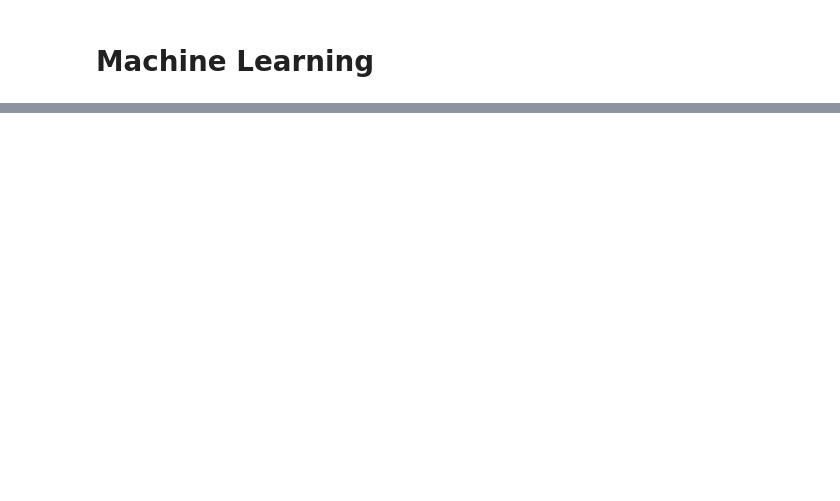
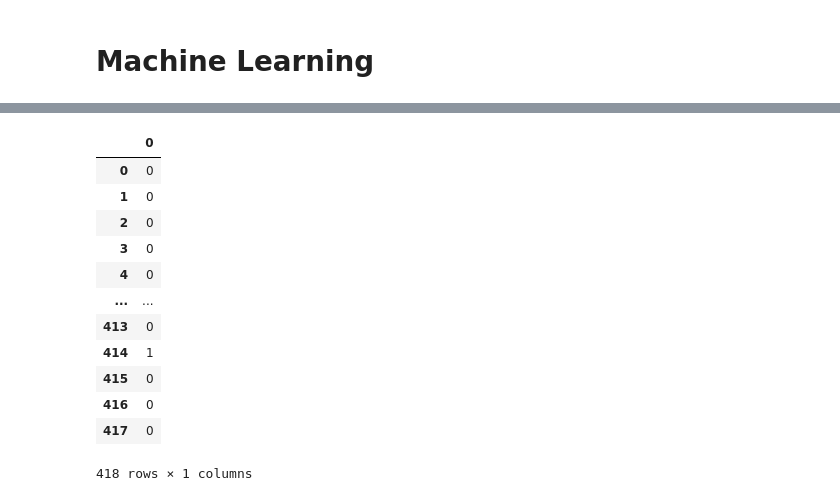
Before and after one commit to akkeyron/kaggle-Titanic, a Jupyter notebook: Titanic - Machine Learning from Disaster.ipynb, the cells around one changed output, grey strips where cells are left out. Saved outputs shown, nothing was run; the diff lists cells and outputs as text; code cells hidden in the pictures; blank space fills up the shorter version.

```diff
--- a/Titanic - Machine Learning from Disaster.ipynb
+++ b/Titanic - Machine Learning from Disaster.ipynb
@@ -399 +407,17 @@ array([0., 0., 0., 0., 1., 0., 1., 0., 1., 0., 0., 0., 1., 0., 1., 1., 0.,
+# %%
+pred
+# %% [output]
+|  | 0 |
+| 0 | 0 |
+| 1 | 0 |
+| 2 | 0 |
+| 3 | 0 |
+| 4 | 0 |
+| ... | ... |
+| 413 | 0 |
+| 414 | 1 |
+| 415 | 0 |
+| 416 | 0 |
+| 417 | 0 |
+418 rows × 1 columns
 # %%
```
Also changed, not shown: parts of 18 cells of this notebook, 1 other file.
